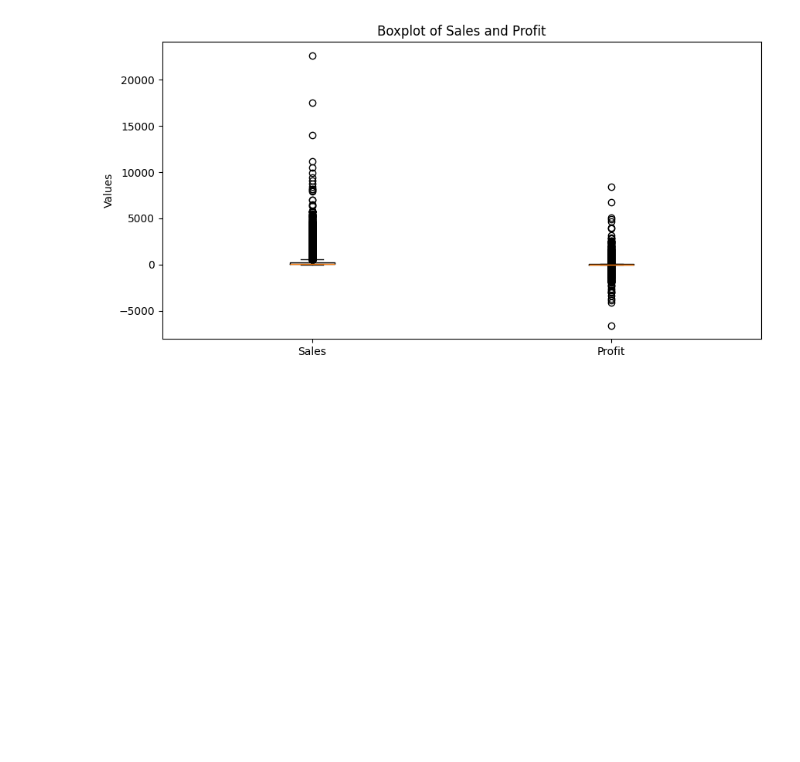
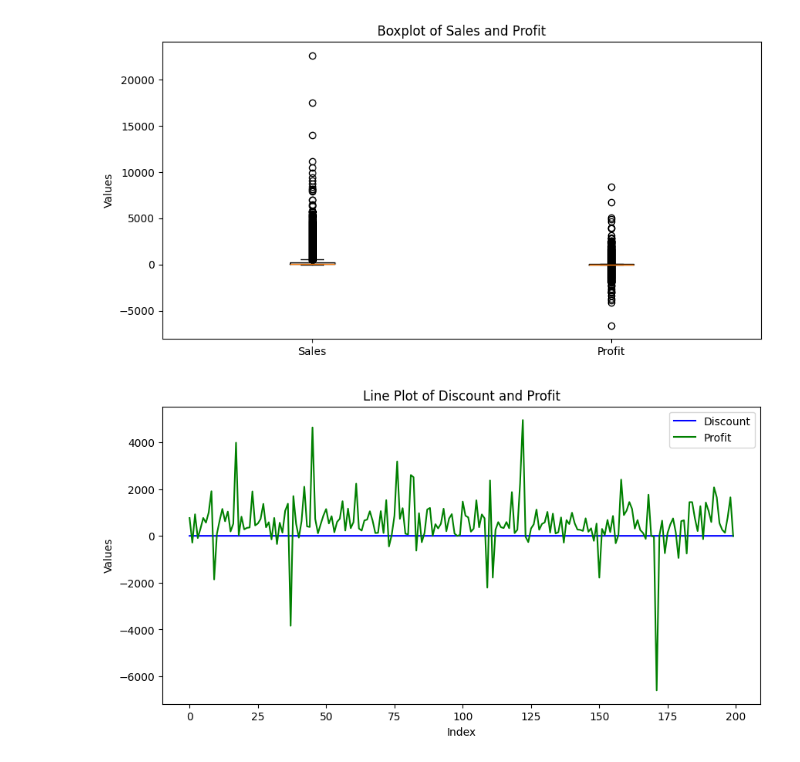
Before and after one commit to Krishna28072000/Machine-Learning, a Jupyter notebook: Machine Learning Project/Global_Stores.ipynb, the cells around one changed output. Saved outputs shown, nothing was run; the diff lists cells and outputs as text; code cells hidden in the pictures; blank space fills up the shorter version.

```diff
--- a/Machine Learning Project/Global_Stores.ipynb
+++ b/Machine Learning Project/Global_Stores.ipynb
@@ -97,3 +195,14 @@ plt.ylabel('Values')
 plt.show()
 # %% [output]
 [figure]
+# %%
+plt.figure(figsize=(10,5))
+plt.plot(df['Discount'][:200], label = 'Discount', color = 'blue')
+plt.plot(df['Profit'][:200], label = 'Profit', color = 'green')
+plt.title("Line Plot of Discount and Profit")
+plt.xlabel('Index')
+plt.ylabel('Values')
+plt.legend()
+plt.show()
+# %% [output]
+[figure, added]
```
Also changed, not shown: parts of 44 cells of this notebook, 2 other files.
